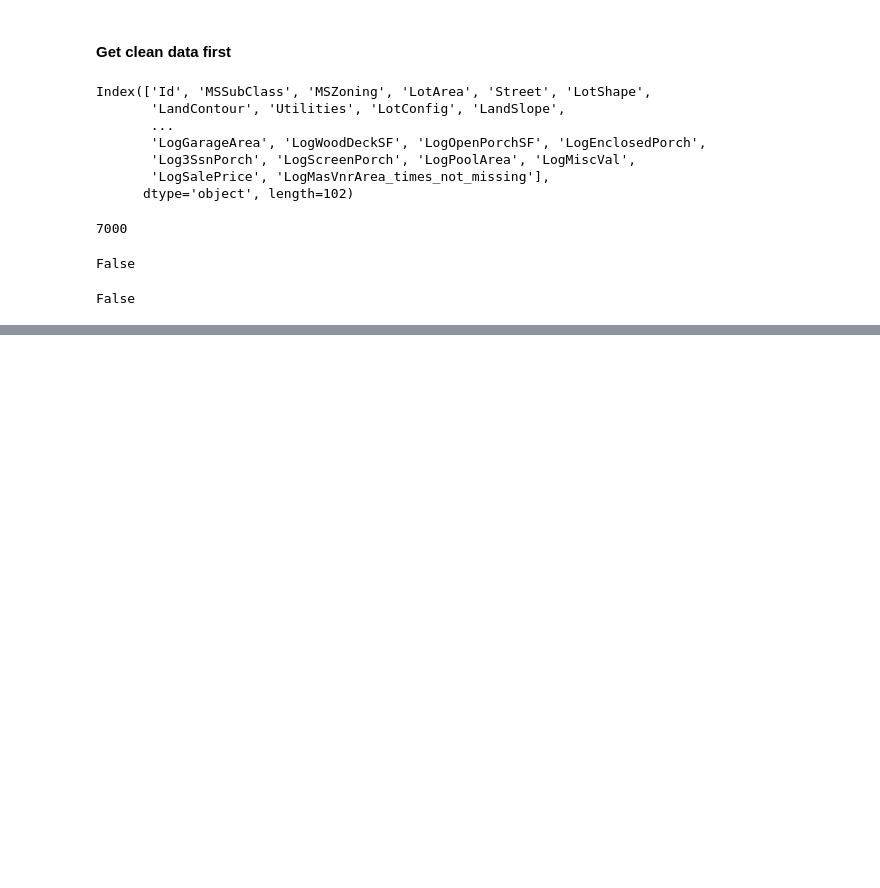
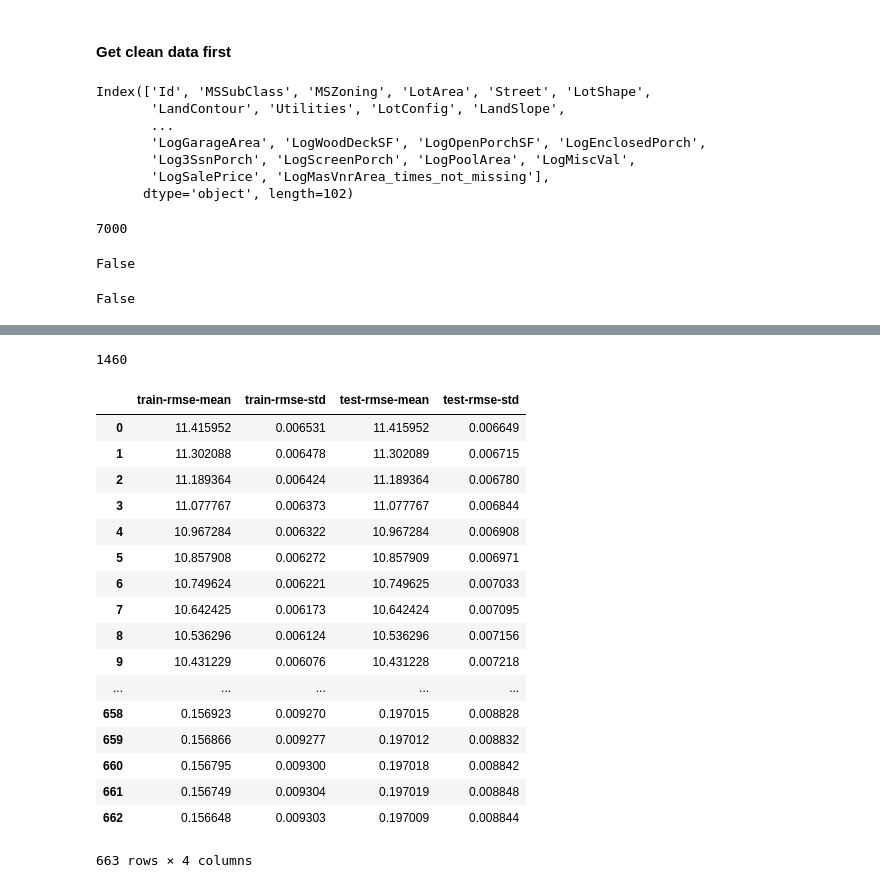
Before and after one commit to babinu-uthup-4JESUS-zz/housing_price_prediction, a Jupyter notebook: second_iteration/gradient_boosting/xgboost_gradient_boosting.ipynb, the cells around one changed output, grey strips where cells are left out. Drawn from its saved outputs; the diff is of its cells as text; code cells hidden in the pictures; blank space fills up the shorter version.

```diff
--- a/second_iteration/gradient_boosting/xgboost_gradient_boosting.ipynb
+++ b/second_iteration/gradient_boosting/xgboost_gradient_boosting.ipynb
@@ -892,0 +237,39 @@ test_data[['Id', 'SalePrice']].to_csv('housing_price_random_forest_predictions.c
+# %%
+X = train_validation_data[all_cols_in_model].values
+Y = train_validation_data[dep_var_col].values
+# %%
+xgb_complete_data = xgb.DMatrix(X, Y, feature_names=all_cols_in_model)
+# %%
+xgb_params = {'eta' : 0.01, 'eval_metric' : 'rmse'}
+# %%
+len(train_validation_data)
+# %% [output]
+1460
+# %%
+model_1 = xgb.cv(params=xgb_params,
+                 dtrain=xgb_complete_data,
+                 num_boost_round=1000,
+                 folds=[([i for i in range(730)], [i for i in range(730,1460)]),
+                        ([i for i in range(730,1460)], [i for i in range(730)])],
+                 early_stopping_rounds=5)
+# %%
+model_1
+# %% [output]
+|  | train-rmse-mean | train-rmse-std | test-rmse-mean | test-rmse-std |
+| 0 | 11.415952 | 0.006531 | 11.415952 | 0.006649 |
+| 1 | 11.302088 | 0.006478 | 11.302089 | 0.006715 |
+| 2 | 11.189364 | 0.006424 | 11.189364 | 0.006780 |
+| 3 | 11.077767 | 0.006373 | 11.077767 | 0.006844 |
+| 4 | 10.967284 | 0.006322 | 10.967284 | 0.006908 |
+| 5 | 10.857908 | 0.006272 | 10.857909 | 0.006971 |
+| 6 | 10.749624 | 0.006221 | 10.749625 | 0.007033 |
+| 7 | 10.642425 | 0.006173 | 10.642424 | 0.007095 |
+| 8 | 10.536296 | 0.006124 | 10.536296 | 0.007156 |
+| 9 | 10.431229 | 0.006076 | 10.431228 | 0.007218 |
+| ... | ... | ... | ... | ... |
+| 658 | 0.156923 | 0.009270 | 0.197015 | 0.008828 |
+| 659 | 0.156866 | 0.009277 | 0.197012 | 0.008832 |
+| 660 | 0.156795 | 0.009300 | 0.197018 | 0.008842 |
+| 661 | 0.156749 | 0.009304 | 0.197019 | 0.008848 |
+| 662 | 0.156648 | 0.009303 | 0.197009 | 0.008844 |
+663 rows × 4 columns
```
Also changed, not shown: parts of 330 cells of this notebook, 3 other files.
